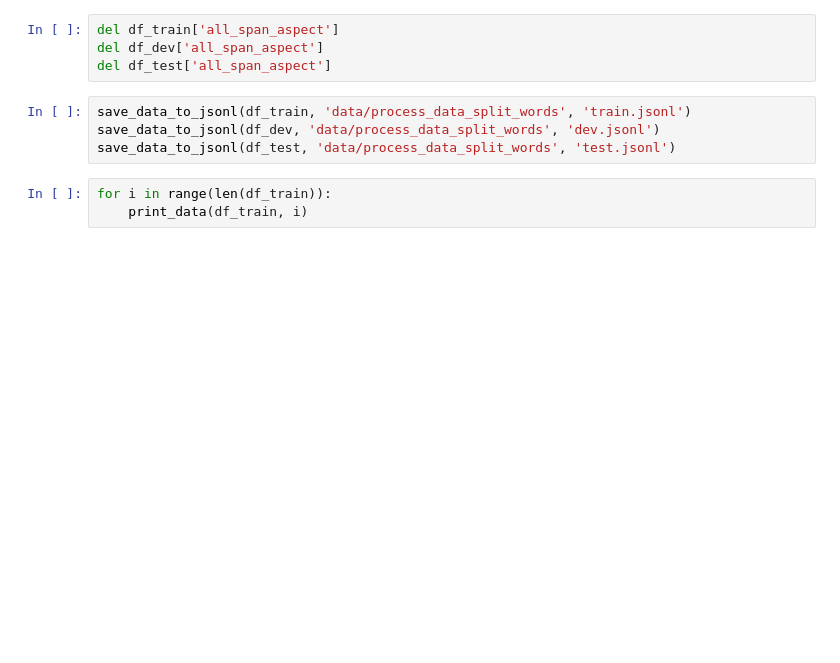
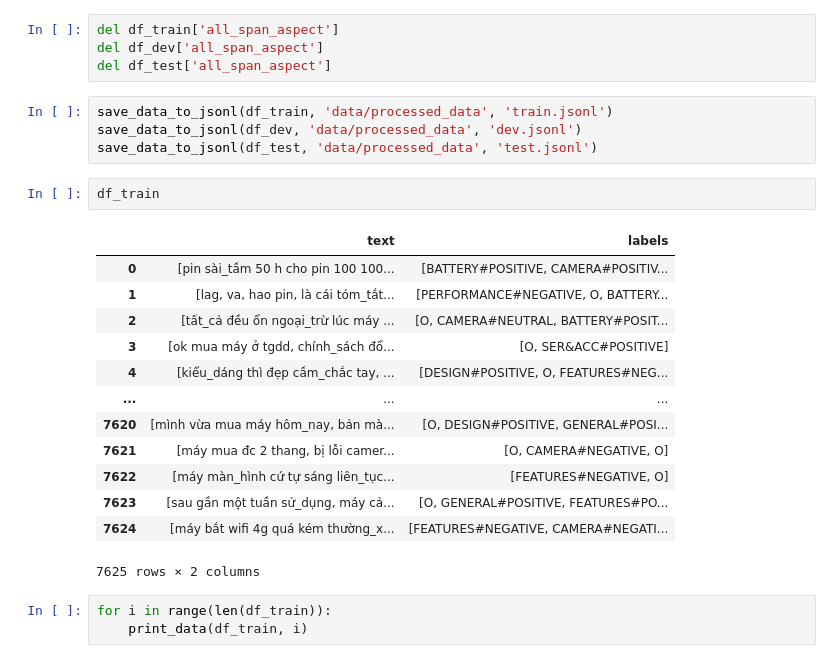
Before and after one commit to chicuongdx/aspect-based-sentiment-analysis, a Jupyter notebook: stage1_data-processing.ipynb, the cells around one changed output. Saved outputs shown, nothing was run; the diff lists cells and outputs as text; blank space fills up the shorter version.

Commit message:
done build data for sentiment

```diff
--- a/stage1_data-processing.ipynb
+++ b/stage1_data-processing.ipynb
@@ -181,9 +181,25 @@ del df_train['all_span_aspect']
 del df_dev['all_span_aspect']
 del df_test['all_span_aspect']
 # %%
-save_data_to_jsonl(df_train, 'data/process_data_split_words', 'train.jsonl')
-save_data_to_jsonl(df_dev, 'data/process_data_split_words', 'dev.jsonl')
-save_data_to_jsonl(df_test, 'data/process_data_split_words', 'test.jsonl')
+save_data_to_jsonl(df_train, 'data/processed_data', 'train.jsonl')
+save_data_to_jsonl(df_dev, 'data/processed_data', 'dev.jsonl')
+save_data_to_jsonl(df_test, 'data/processed_data', 'test.jsonl')
+# %%
+df_train
+# %% [output]
+|  | text | labels |
+| 0 | [pin sài_tầm 50 h cho pin 100 100... | [BATTERY#POSITIVE, CAMERA#POSITIV... |
+| 1 | [lag, va, hao pin, là cái tóm_tắt... | [PERFORMANCE#NEGATIVE, O, BATTERY... |
+| 2 | [tất_cả đều ổn ngoại_trừ lúc máy ... | [O, CAMERA#NEUTRAL, BATTERY#POSIT... |
+| 3 | [ok mua máy ở tgdd, chính_sách đổ... | [O, SER&ACC#POSITIVE] |
+| 4 | [kiểu_dáng thì đẹp cầm_chắc tay, ... | [DESIGN#POSITIVE, O, FEATURES#NEG... |
+| ... | ... | ... |
+| 7620 | [mình vừa mua máy hôm_nay, bản mà... | [O, DESIGN#POSITIVE, GENERAL#POSI... |
+| 7621 | [máy mua đc 2 thang, bị lỗi camer... | [O, CAMERA#NEGATIVE, O] |
+| 7622 | [máy màn_hình cứ tự sáng liên_tục... | [FEATURES#NEGATIVE, O] |
+| 7623 | [sau gần một tuần sử_dụng, máy cả... | [O, GENERAL#POSITIVE, FEATURES#PO... |
+| 7624 | [máy bắt wifi 4g quá kém thường_x... | [FEATURES#NEGATIVE, CAMERA#NEGATI... |
+7625 rows × 2 columns
 # %%
 for i in range(len(df_train)):
     print_data(df_train, i)
```
Also changed, not shown: 8 other files.
